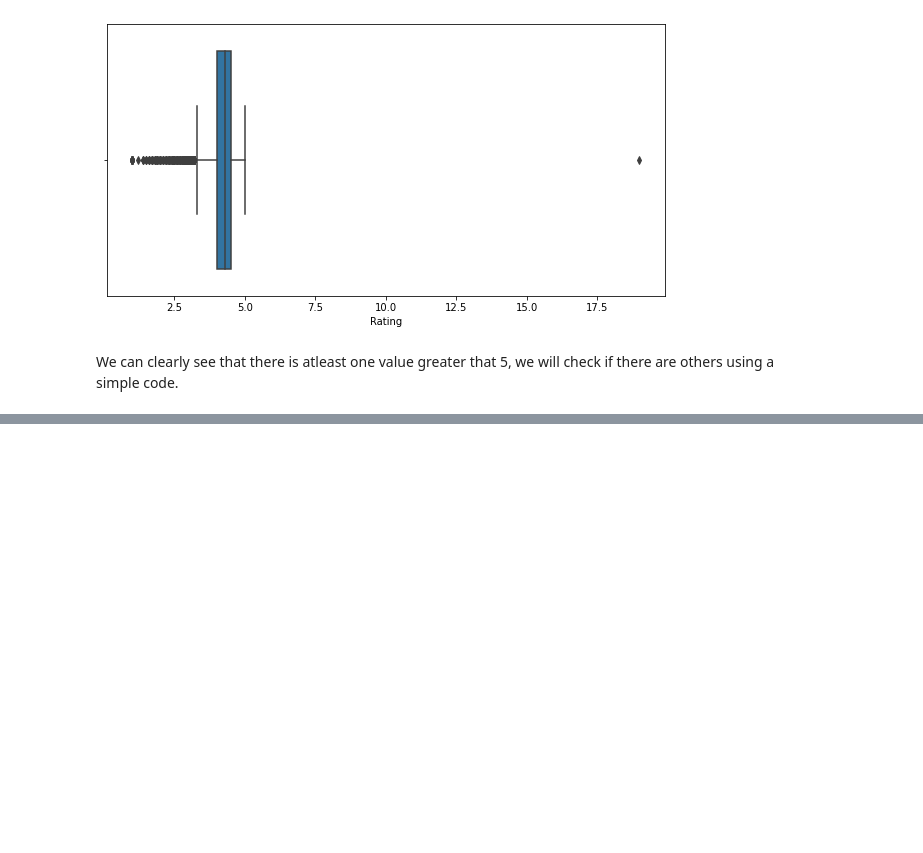
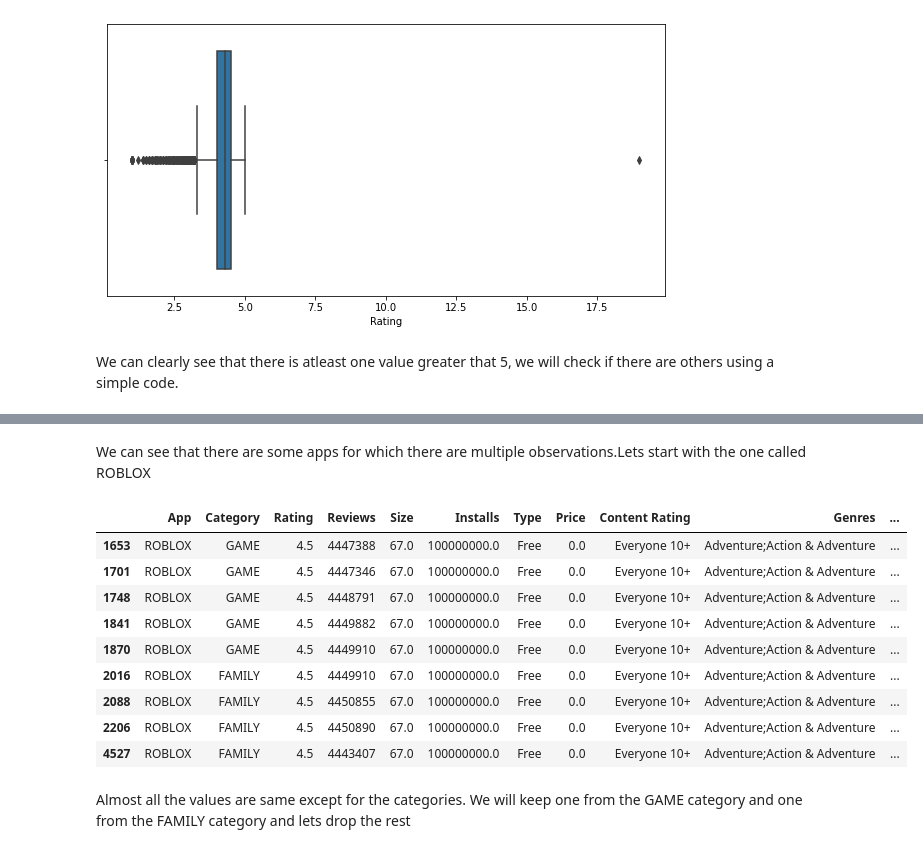
Before and after one commit to kishor0896/playstorereviewanalysis, a Jupyter notebook: Copy_of_Copy_of_Copy_of_Play_Store_App_Review_Analysis_Capstone_Project.ipynb, the cells around one changed output, grey strips where cells are left out. Saved outputs shown, nothing was run; the diff lists cells and outputs as text; code cells hidden in the pictures; blank space fills up the shorter version.

```diff
--- a/Copy_of_Copy_of_Copy_of_Play_Store_App_Review_Analysis_Capstone_Project.ipynb
+++ b/Copy_of_Copy_of_Copy_of_Play_Store_App_Review_Analysis_Capstone_Project.ipynb
@@ -176,0 +325,5 @@ df_app[df_app['Rating'] > 5]
+# %%
+#Lets change the type of the Reviews.Int type is the best option.
+
+df_app['Reviews'] = df_app['Reviews'].astype('int')
+df_app['Reviews'].head()
@@ -176,0 +389,7 @@ df_app[df_app['Rating'] > 5]
+# %%
+df_app['Size'] = df_app['Size'].apply(lambda x: str(x).replace('Varies with device', 'NaN') if 'Varies with device' in str(x) else x)
+df_app['Size'] = df_app['Size'].apply(lambda x: str(x).replace('M', '') if 'M' in str(x) else x)
+df_app['Size'] = df_app['Size'].apply(lambda x: str(x).replace(',', '') if ',' in str(x) else x)
+df_app['Size'] = df_app['Size'].apply(lambda x: float(str(x).replace('k', '')) / 1024 if 'k' in str(x) else x) # 1 MB is equal to 1024 KB
+df_app['Size'] = df_app['Size'].apply(lambda x: str(x).replace('+','') if '+' in str(x) else x)
+df_app['Size'] = df_app['Size'].astype('float')
@@ -176,0 +436,4 @@ df_app[df_app['Rating'] > 5]
+# %%
+df_app['Price'] = df_app['Price'].apply(lambda x: str(x).replace('$','') if '$' in str(x) else x)
+df_app['Price'] = df_app['Price'].apply(lambda x: str(x).replace(' ','') if ' ' in str(x) else x)
+df_app['Price'] = df_app['Price'].astype('float')
@@ -176,0 +457,5 @@ df_app[df_app['Rating'] > 5]
+# %%
+df_app['Installs'] = df_app['Installs'].apply(lambda x: str(x).replace('Free', 'NaN') if 'Free' in str(x) else x)
+df_app['Installs'] = df_app['Installs'].apply(lambda x: str(x).replace('+', '') if '+' in str(x) else x)
+df_app['Installs'] = df_app['Installs'].apply(lambda x: str(x).replace(',', '') if ',' in str(x) else x)
+df_app['Installs'] = df_app['Installs'].apply(lambda x: float(x))
@@ -176,0 +479,17 @@ df_app[df_app['Rating'] > 5]
+# %% [markdown]
+We can see that there are some apps for which there are multiple observations.Lets start with the one called ROBLOX
+# %%
+df_app[df_app['App'] == 'ROBLOX']
+# %% [output]
+|  | App | Category | Rating | Reviews | Size | Installs | Type | Price | Content Rating | Genres | ... |
+| 1653 | ROBLOX | GAME | 4.5 | 4447388 | 67.0 | 100000000.0 | Free | 0.0 | Everyone 10+ | Adventure;Action & Adventure | ... |
+| 1701 | ROBLOX | GAME | 4.5 | 4447346 | 67.0 | 100000000.0 | Free | 0.0 | Everyone 10+ | Adventure;Action & Adventure | ... |
+| 1748 | ROBLOX | GAME | 4.5 | 4448791 | 67.0 | 100000000.0 | Free | 0.0 | Everyone 10+ | Adventure;Action & Adventure | ... |
+| 1841 | ROBLOX | GAME | 4.5 | 4449882 | 67.0 | 100000000.0 | Free | 0.0 | Everyone 10+ | Adventure;Action & Adventure | ... |
+| 1870 | ROBLOX | GAME | 4.5 | 4449910 | 67.0 | 100000000.0 | Free | 0.0 | Everyone 10+ | Adventure;Action & Adventure | ... |
+| 2016 | ROBLOX | FAMILY | 4.5 | 4449910 | 67.0 | 100000000.0 | Free | 0.0 | Everyone 10+ | Adventure;Action & Adventure | ... |
+| 2088 | ROBLOX | FAMILY | 4.5 | 4450855 | 67.0 | 100000000.0 | Free | 0.0 | Everyone 10+ | Adventure;Action & Adventure | ... |
+| 2206 | ROBLOX | FAMILY | 4.5 | 4450890 | 67.0 | 100000000.0 | Free | 0.0 | Everyone 10+ | Adventure;Action & Adventure | ... |
+| 4527 | ROBLOX | FAMILY | 4.5 | 4443407 | 67.0 | 100000000.0 | Free | 0.0 | Everyone 10+ | Adventure;Action & Adventure | ... |
+# %% [markdown]
+Almost all the values are same except for the categories. We will keep one from the GAME category and one from the FAMILY category and lets drop the rest
```
Also changed, not shown: parts of 51 cells of this notebook.
